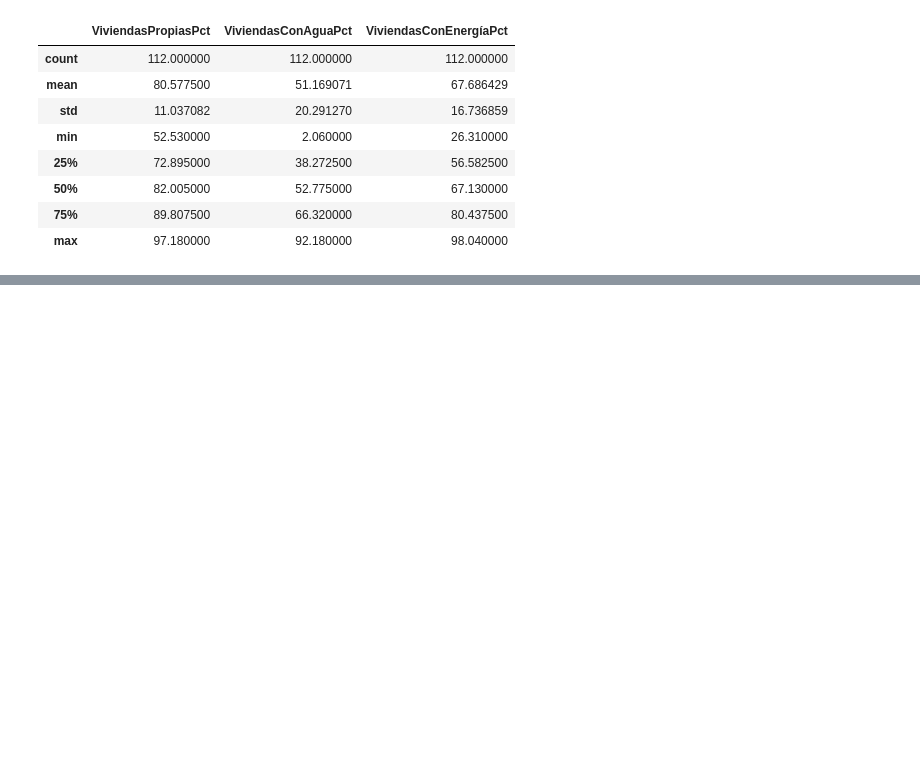
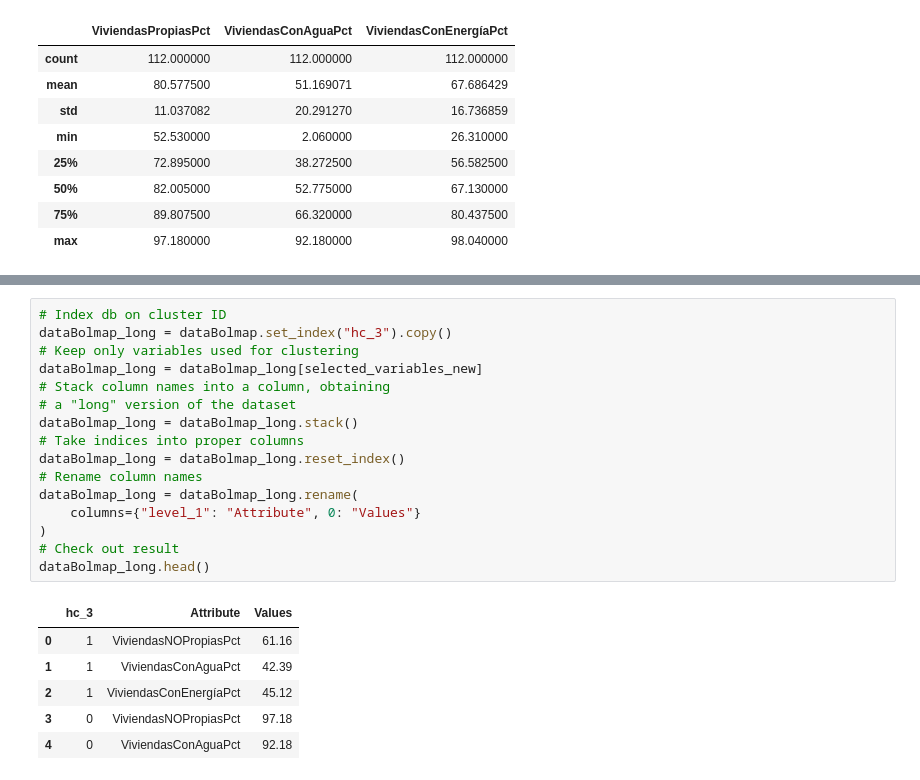
Before and after one commit to FabianRomero20/Examen2, a Jupyter notebook: Ejercicios_Finales.ipynb, the cells around one changed output, grey strips where cells are left out. Drawn from its saved outputs; the diff is of its cells as text; blank space fills up the shorter version.

```diff
--- a/Ejercicios_Finales.ipynb
+++ b/Ejercicios_Finales.ipynb
@@ -568,0 +610,23 @@ dataBolmap.to_file(os.path.join('maps',"dataMapBolivia.gpkg"), layer='provincias
+# %%
+# Index db on cluster ID
+dataBolmap_long = dataBolmap.set_index("hc_3").copy()
+# Keep only variables used for clustering
+dataBolmap_long = dataBolmap_long[selected_variables_new]
+# Stack column names into a column, obtaining
+# a "long" version of the dataset
+dataBolmap_long = dataBolmap_long.stack()
+# Take indices into proper columns
+dataBolmap_long = dataBolmap_long.reset_index()
+# Rename column names
+dataBolmap_long = dataBolmap_long.rename(
+    columns={"level_1": "Attribute", 0: "Values"}
+)
+# Check out result
+dataBolmap_long.head()
+# %% [output]
+|  | hc_3 | Attribute | Values |
+| 0 | 1 | ViviendasNOPropiasPct | 61.16 |
+| 1 | 1 | ViviendasConAguaPct | 42.39 |
+| 2 | 1 | ViviendasConEnergíaPct | 45.12 |
+| 3 | 0 | ViviendasNOPropiasPct | 97.18 |
+| 4 | 0 | ViviendasConAguaPct | 92.18 |
```
Also changed, not shown: parts of 32 cells of this notebook.
